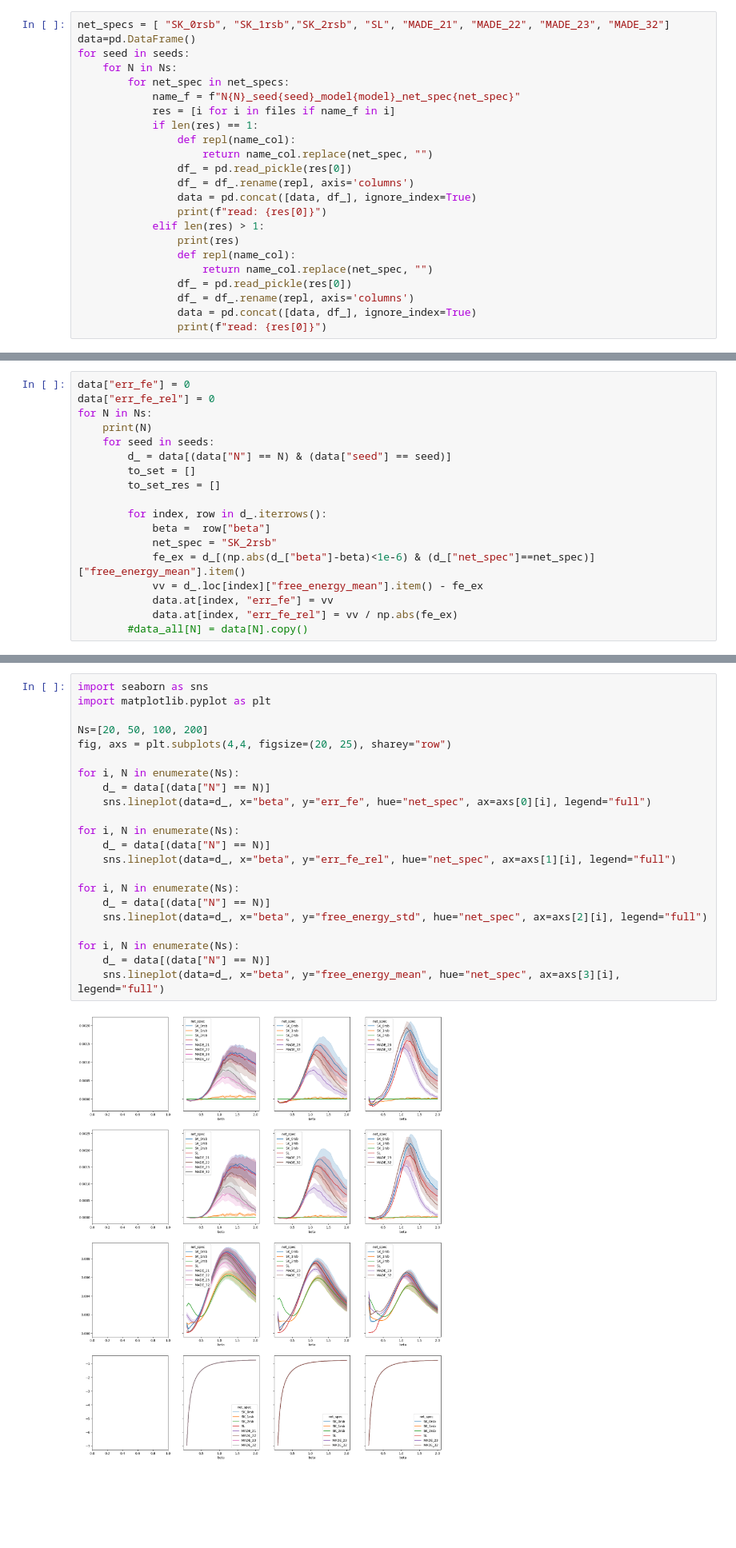
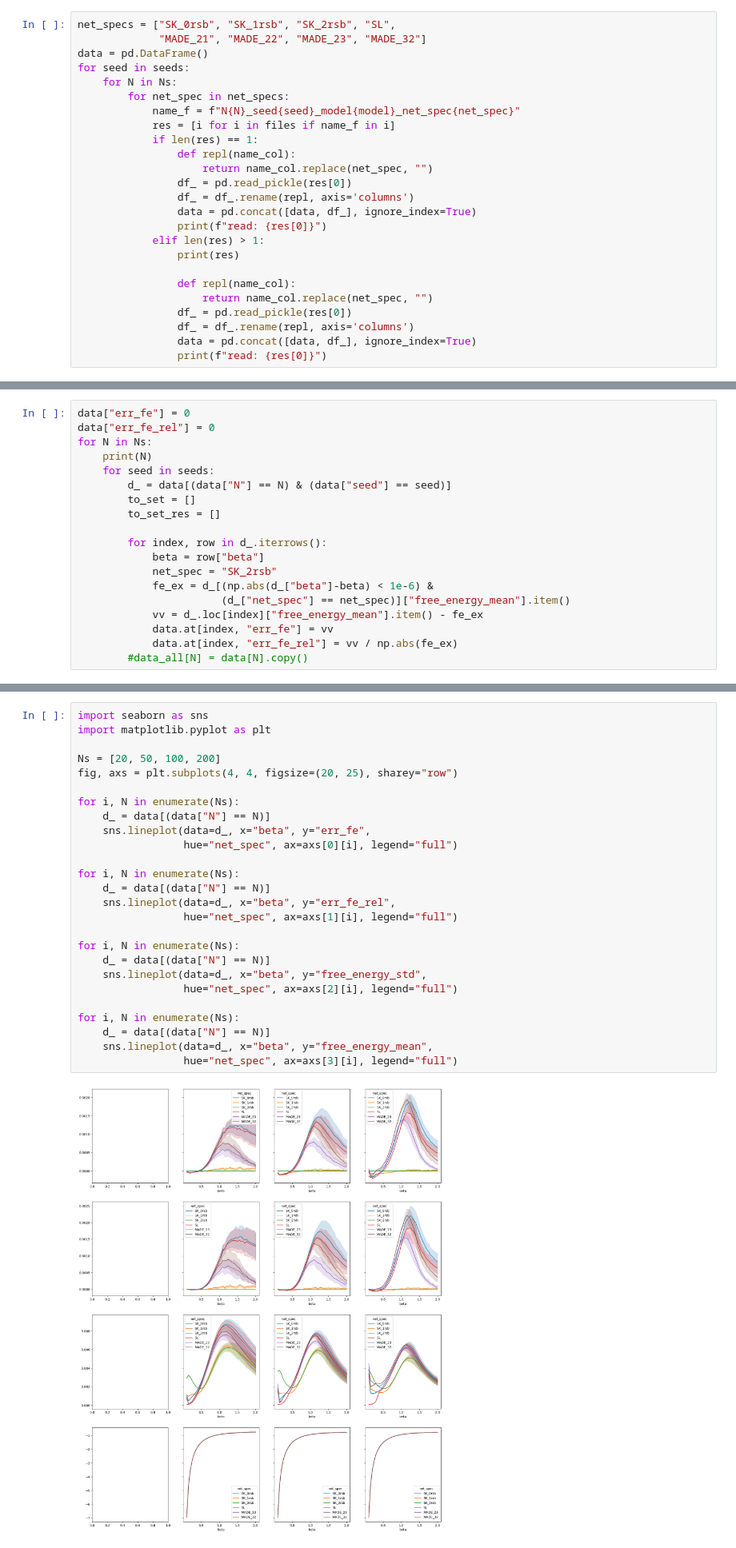
Before and after one commit to ocadni/h2arnn, a Jupyter notebook: results/SK/SK_plots.ipynb, the cells around one changed output, grey strips where cells are left out. Shown: that part at 80% size. Cells and saved outputs as stored; diff of their text form; blank space fills up the shorter version.

```diff
--- a/results/SK/SK_plots.ipynb
+++ b/results/SK/SK_plots.ipynb
@@ -81,8 +82,9 @@ not found
 not found
 not found
 # %%
-net_specs = [ "SK_0rsb", "SK_1rsb","SK_2rsb", "SL", "MADE_21", "MADE_22", "MADE_23", "MADE_32"]
-data=pd.DataFrame()
+net_specs = ["SK_0rsb", "SK_1rsb", "SK_2rsb", "SL",
+             "MADE_21", "MADE_22", "MADE_23", "MADE_32"]
+data = pd.DataFrame()
 for seed in seeds:
     for N in Ns:
         for net_spec in net_specs:
@@ -97,6 +99,7 @@ for seed in seeds:
                 print(f"read: {res[0]}")
             elif len(res) > 1:
                 print(res)
+
                 def repl(name_col):
                     return name_col.replace(net_spec, "")
                 df_ = pd.read_pickle(res[0])
@@ -138,9 +141,10 @@ for N in Ns:
         to_set_res = []
 
         for index, row in d_.iterrows():
-            beta =  row["beta"]
+            beta = row["beta"]
             net_spec = "SK_2rsb"
-            fe_ex = d_[(np.abs(d_["beta"]-beta)<1e-6) & (d_["net_spec"]==net_spec)]["free_energy_mean"].item()
+            fe_ex = d_[(np.abs(d_["beta"]-beta) < 1e-6) &
+                       (d_["net_spec"] == net_spec)]["free_energy_mean"].item()
             vv = d_.loc[index]["free_energy_mean"].item() - fe_ex
             data.at[index, "err_fe"] = vv
             data.at[index, "err_fe_rel"] = vv / np.abs(fe_ex)
@@ -153,25 +157,29 @@ for N in Ns:
 # %%
 import seaborn as sns
 import matplotlib.pyplot as plt
 
-Ns=[20, 50, 100, 200]
-fig, axs = plt.subplots(4,4, figsize=(20, 25), sharey="row")
+Ns = [20, 50, 100, 200]
+fig, axs = plt.subplots(4, 4, figsize=(20, 25), sharey="row")
 
 for i, N in enumerate(Ns):
     d_ = data[(data["N"] == N)]
-    sns.lineplot(data=d_, x="beta", y="err_fe", hue="net_spec", ax=axs[0][i], legend="full")
+    sns.lineplot(data=d_, x="beta", y="err_fe",
+                 hue="net_spec", ax=axs[0][i], legend="full")
 
 for i, N in enumerate(Ns):
     d_ = data[(data["N"] == N)]
-    sns.lineplot(data=d_, x="beta", y="err_fe_rel", hue="net_spec", ax=axs[1][i], legend="full")
+    sns.lineplot(data=d_, x="beta", y="err_fe_rel",
+                 hue="net_spec", ax=axs[1][i], legend="full")
 
 for i, N in enumerate(Ns):
     d_ = data[(data["N"] == N)]
-    sns.lineplot(data=d_, x="beta", y="free_energy_std", hue="net_spec", ax=axs[2][i], legend="full")
+    sns.lineplot(data=d_, x="beta", y="free_energy_std",
+                 hue="net_spec", ax=axs[2][i], legend="full")
 
 for i, N in enumerate(Ns):
     d_ = data[(data["N"] == N)]
-    sns.lineplot(data=d_, x="beta", y="free_energy_mean", hue="net_spec", ax=axs[3][i], legend="full")
+    sns.lineplot(data=d_, x="beta", y="free_energy_mean",
+                 hue="net_spec", ax=axs[3][i], legend="full")
 # %% [output]
-[figure, old version]
+[figure, new version]
 # %%
```
Also changed, not shown: parts of 7 cells of this notebook, 4 other files.
